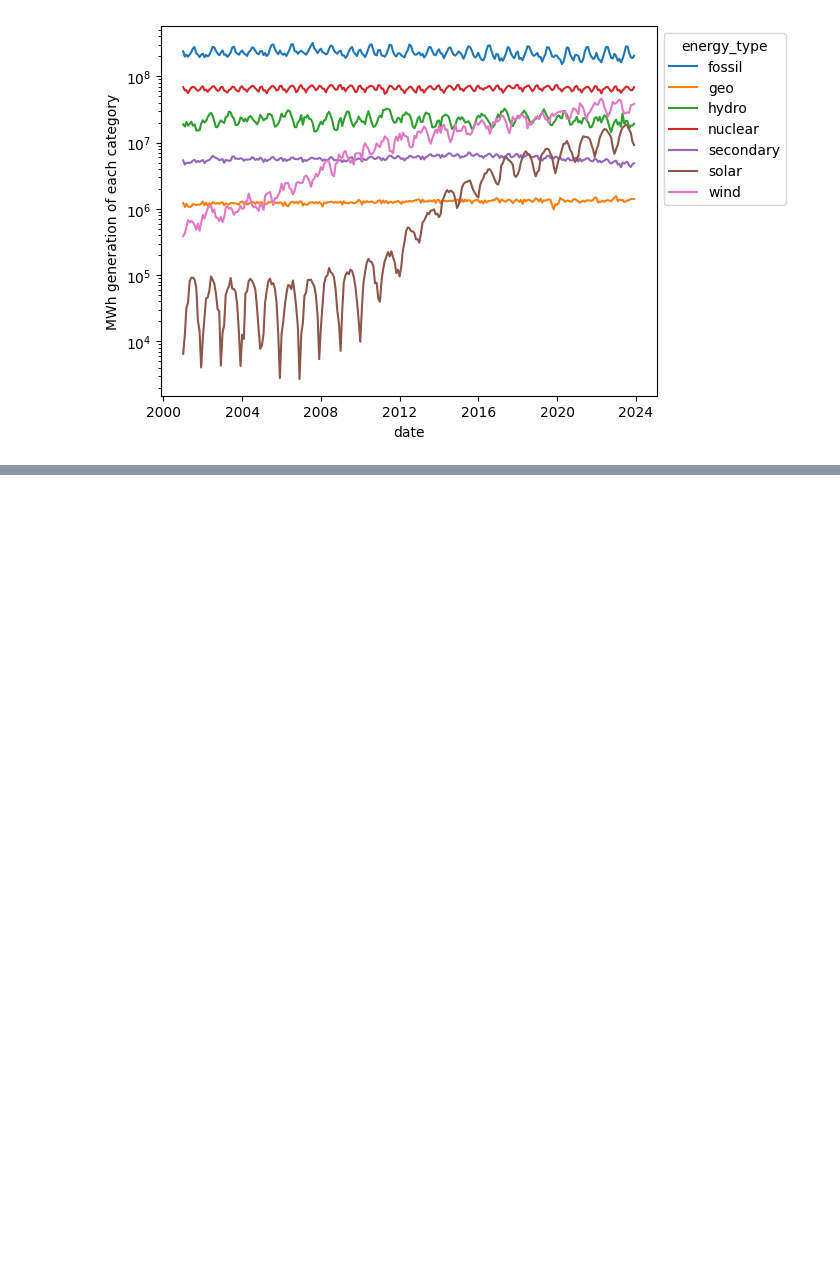
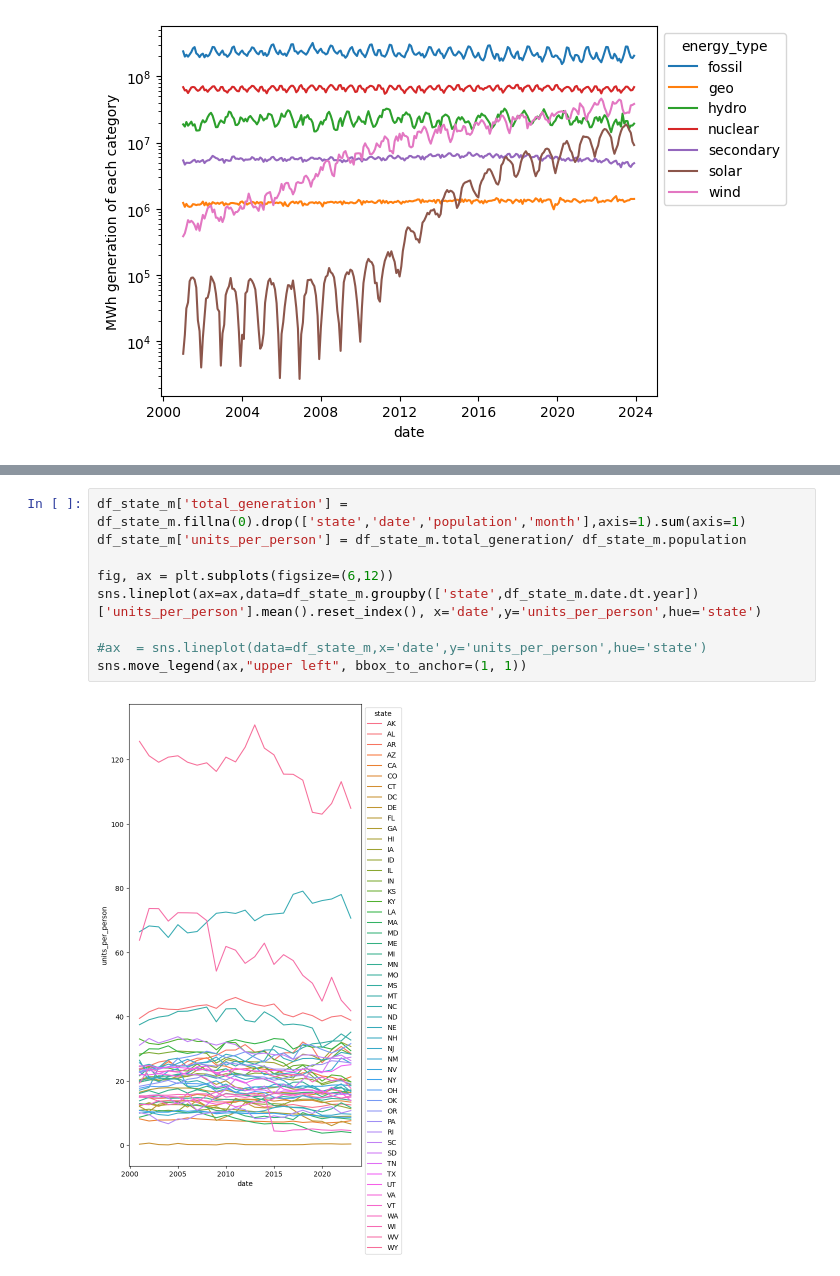
Before and after one commit to AayushSo/udacity-capstone, a Jupyter notebook: data/ML Analysis - Copy.ipynb, the cells around one changed output, grey strips where cells are left out. Drawn from its saved outputs; the diff is of its cells as text; blank space fills up the shorter version.

```diff
--- a/data/ML Analysis - Copy.ipynb
+++ b/data/ML Analysis - Copy.ipynb
@@ -493,0 +513,11 @@ plt.yscale('log')
+# %%
+df_state_m['total_generation'] = df_state_m.fillna(0).drop(['state','date','population','month'],axis=1).sum(axis=1)
+df_state_m['units_per_person'] = df_state_m.total_generation/ df_state_m.population
+
+fig, ax = plt.subplots(figsize=(6,12))
+sns.lineplot(ax=ax,data=df_state_m.groupby(['state',df_state_m.date.dt.year])['units_per_person'].mean().reset_index(), x='date',y='units_per_person',hue='state')
+
+#ax  = sns.lineplot(data=df_state_m,x='date',y='units_per_person',hue='state')
+sns.move_legend(ax,"upper left", bbox_to_anchor=(1, 1))
+# %% [output]
+[figure, added]
```
Also changed, not shown: parts of 20 cells of this notebook.
